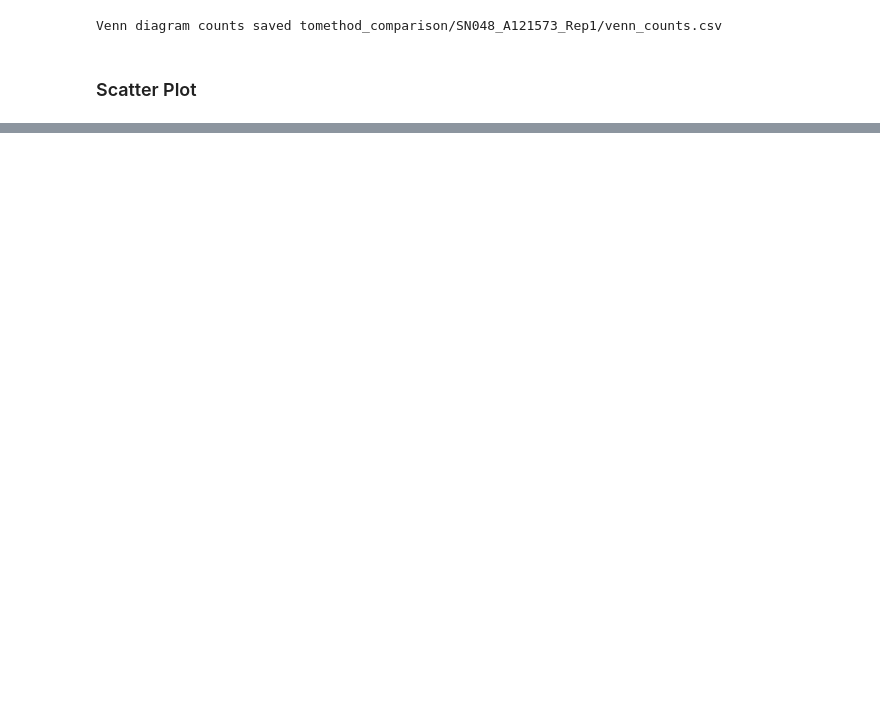
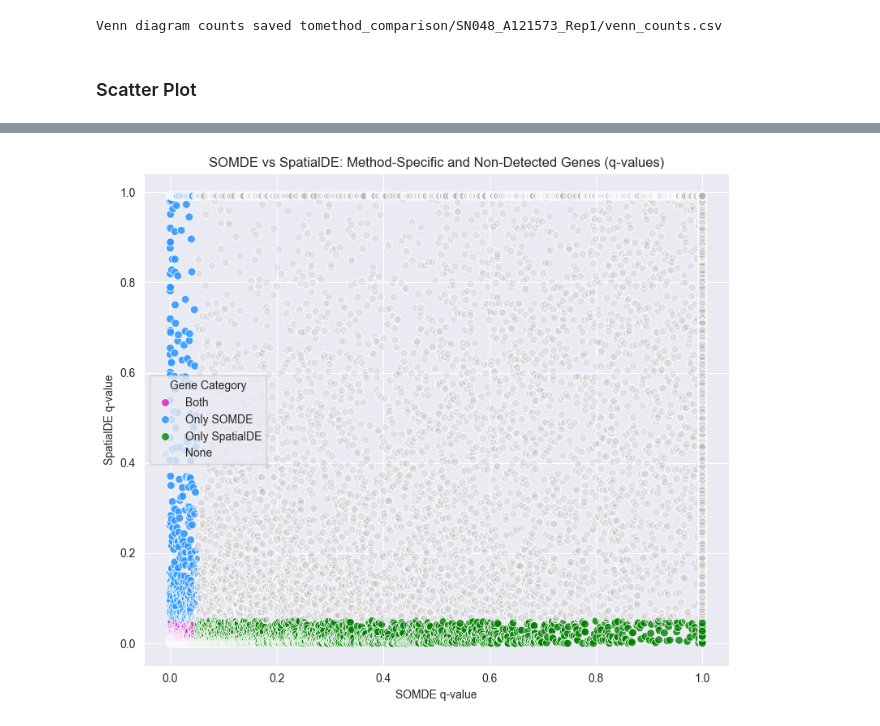
Before and after one commit to nikolienka24/IV114_ST, a Jupyter notebook: method_comparison.ipynb, the cells around one changed output, grey strips where cells are left out. Cells and saved outputs as stored; diff of their text form; code cells hidden in the pictures; blank space fills up the shorter version.

```diff
--- a/method_comparison.ipynb
+++ b/method_comparison.ipynb
@@ -242,0 +315,45 @@ Tento gen nebyl nalezen.
+# %%
+# Assign categories based on q-value thresholds
+def classify_gene_qval(row):
+    if row["qval_somde"] <= QVAL_TH and row["qval_spatialde"] > QVAL_TH:
+        return "Only SOMDE"
+    elif row["qval_spatialde"] <= QVAL_TH and row["qval_somde"] > QVAL_TH:
+        return "Only SpatialDE"
+    elif row["qval_somde"] <= QVAL_TH and row["qval_spatialde"] <= QVAL_TH:
+        return "Both"
+    else:
+        return "None"
+# %%
+merged["category"] = merged.apply(classify_gene_qval, axis=1)
+
+# Keep only points with a category
+plot_data = merged[merged["category"].notna()]
+
+plt.figure(figsize=(8, 7))
+
+palette = {
+    "Only SOMDE": (0.2, 0.6, 1.0, 0.9),      # blue
+    "Only SpatialDE": (0.0, 0.5, 0.0, 0.8),  # green
+    "Both": (0.8, 0.2, 0.8, 0.9),            # purple
+    "None": (0.7, 0.7, 0.7, 0.2)             # transparent gray
+}
+
+sns.scatterplot(
+    data=plot_data,
+    x="qval_somde",
+    y="qval_spatialde",
+    hue="category",
+    palette=palette,
+    s=50
+)
+
+plt.title("SOMDE vs SpatialDE: Method-Specific and Non-Detected Genes (q-values)")
+plt.xlabel("SOMDE q-value")
+plt.ylabel("SpatialDE q-value")
+plt.legend(title="Gene Category")
+plt.tight_layout()
+plt.savefig(f"figures/show/method_comparison/{DATA_FOLDER_NAME}/scatter.somde_vs_spatialde.qval.png",
+            dpi=300, bbox_inches='tight')
+plt.show()
+# %% [output]
+[figure, added]
```
Also changed, not shown: parts of 9 cells of this notebook.
